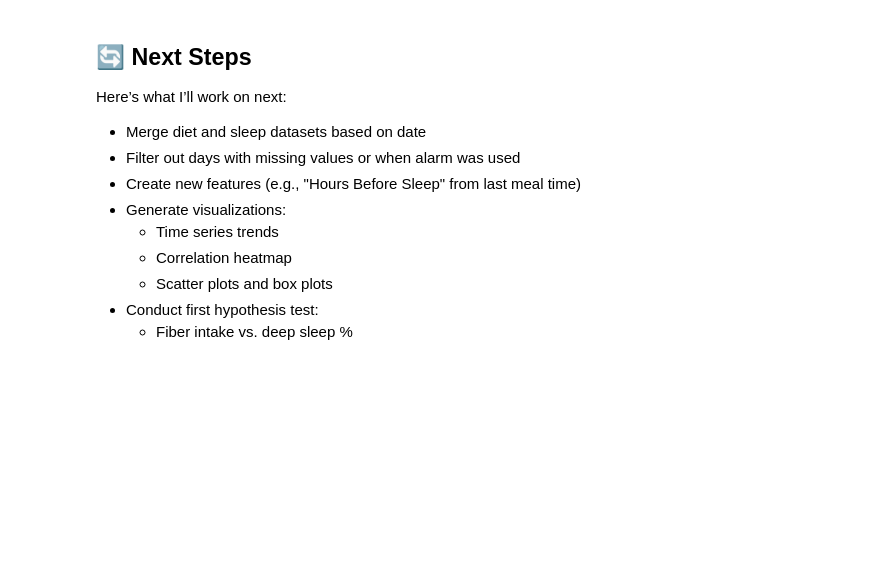
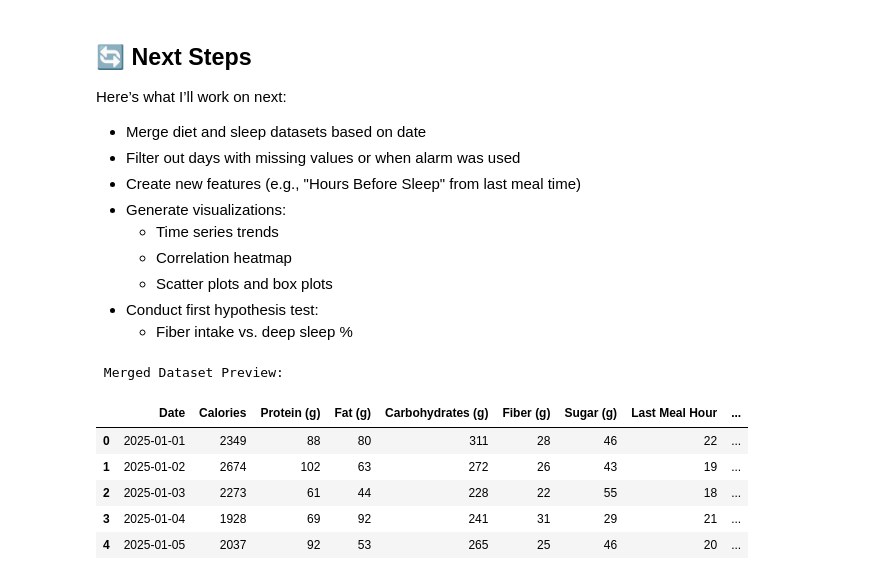
Before and after one commit to Hamzaaw/diet-sleep-analysis, a Jupyter notebook: eda.ipynb, the cells around one changed output. Saved outputs shown, nothing was run; the diff lists cells and outputs as text; code cells hidden in the pictures; blank space fills up the shorter version.

```diff
--- a/eda.ipynb
+++ b/eda.ipynb
@@ -120,3 +120,22 @@ Here’s what I’ll work on next:
   - Scatter plots and box plots
 - Conduct first hypothesis test:
   - Fiber intake vs. deep sleep %
+# %%
+# Ensure 'Date' columns are datetime format
+diet_df['Date'] = pd.to_datetime(diet_df['Date'])
+sleep_df['Date'] = pd.to_datetime(sleep_df['Date'])
+
+# Merge on 'Date' using inner join
+merged_df = pd.merge(diet_df, sleep_df, on='Date', how='inner')
+
+# Show merged result
+print(" Merged Dataset Preview:")
+display(merged_df.head())
+# %% [output]
+ Merged Dataset Preview:
+|  | Date | Calories | Protein (g) | Fat (g) | Carbohydrates (g) | Fiber (g) | Sugar (g) | Last Meal Hour | ... |
+| 0 | 2025-01-01 | 2349 | 88 | 80 | 311 | 28 | 46 | 22 | ... |
+| 1 | 2025-01-02 | 2674 | 102 | 63 | 272 | 26 | 43 | 19 | ... |
+| 2 | 2025-01-03 | 2273 | 61 | 44 | 228 | 22 | 55 | 18 | ... |
+| 3 | 2025-01-04 | 1928 | 69 | 92 | 241 | 31 | 29 | 21 | ... |
+| 4 | 2025-01-05 | 2037 | 92 | 53 | 265 | 25 | 46 | 20 | ... |
```
Also changed, not shown: parts of 4 cells of this notebook.
